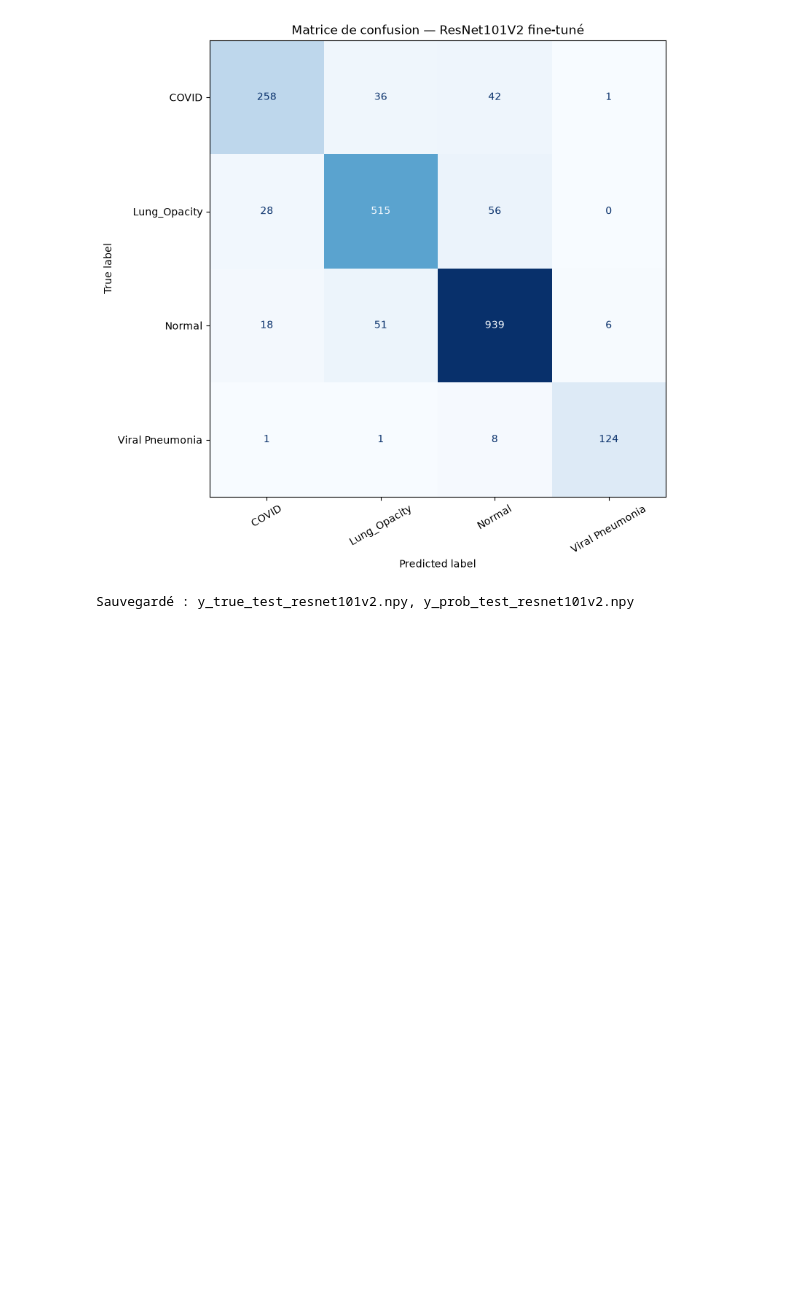
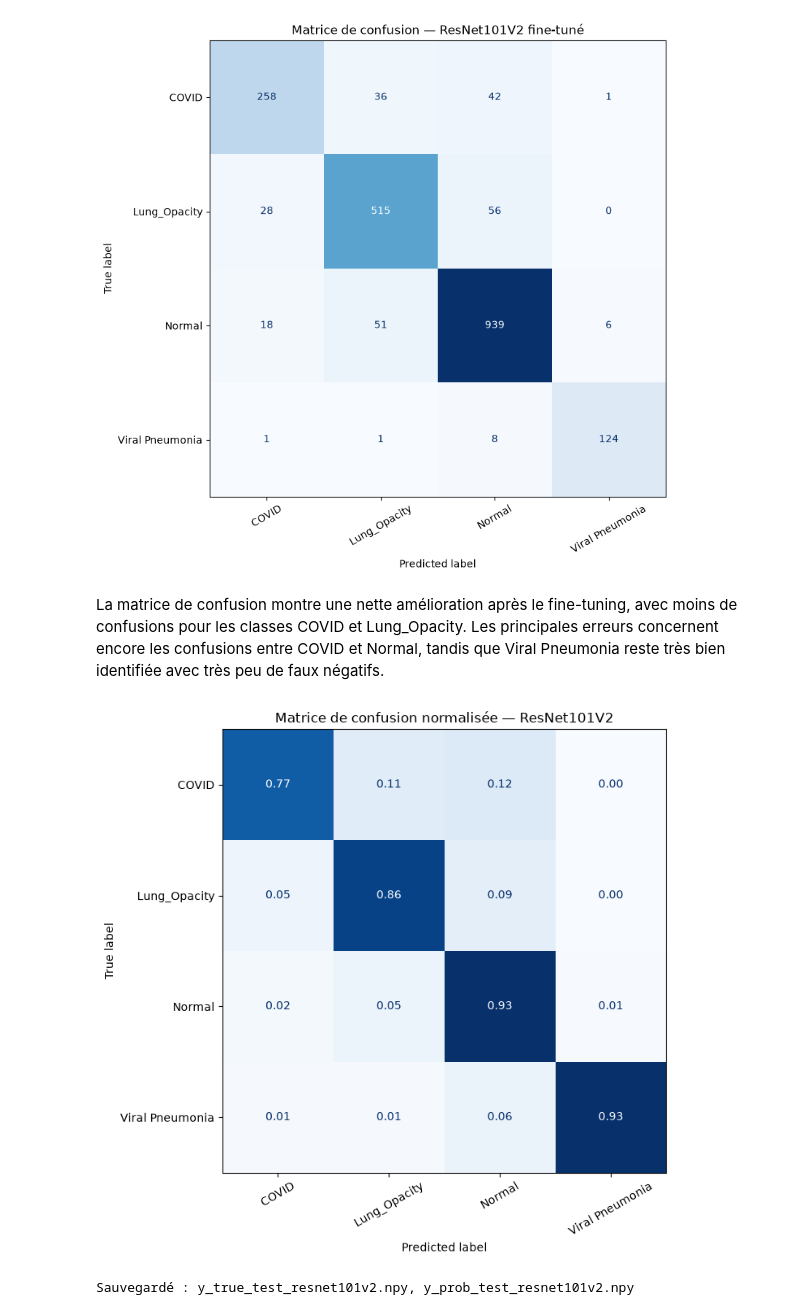
Before and after one commit to cyrilmarat/Liora_Covid, a Jupyter notebook: models/resNet/ResNet101V2.ipynb, the cells around one changed output. Cells and saved outputs as stored; diff of their text form; code cells hidden in the pictures; blank space fills up the shorter version.

```diff
--- a/models/resNet/ResNet101V2.ipynb
+++ b/models/resNet/ResNet101V2.ipynb
@@ -2093,6 +2105,49 @@ plt.tight_layout()
 plt.show()
 # %% [output]
 [figure]
+# %% [markdown]
+La matrice de confusion montre une nette amélioration après le fine-tuning, avec moins de confusions pour les classes COVID et Lung_Opacity. Les principales erreurs concernent encore les confusions entre COVID et Normal, tandis que Viral Pneumonia reste très bien identifiée avec très peu de faux négatifs.
+# %%
+import numpy as np
+import matplotlib.pyplot as plt
+from sklearn.metrics import confusion_matrix, ConfusionMatrixDisplay
+
+y_true = np.load("predictions/y_true_test_resnet101v2.npy")
+y_prob = np.load("predictions/y_prob_test_resnet101v2.npy")
+
+# Classes prédites
+y_pred = np.argmax(y_prob, axis=1)
+
+# Noms des classes
+class_names = ["COVID", "Lung_Opacity", "Normal", "Viral Pneumonia"]
+
+cm = confusion_matrix(
+    y_true,
+    y_pred,
+    normalize="true"   # normalisation par classe réelle
+)
+
+# Affichage
+fig, ax = plt.subplots(figsize=(8, 7))
+
+disp = ConfusionMatrixDisplay(
+    confusion_matrix=cm,
+    display_labels=class_names
+)
+
+disp.plot(
+    cmap="Blues",
+    values_format=".2f",
+    ax=ax,
+    colorbar=False
+)
+
+plt.title("Matrice de confusion normalisée — ResNet101V2")
+plt.xticks(rotation=30)
+plt.tight_layout()
+plt.show()
+# %% [output]
+[figure, added]
 # %%
 os.makedirs("predictions", exist_ok=True)
 np.save("predictions/y_true_test_resnet101v2.npy", y_true_phase2)
```
Also changed, not shown: parts of 9 cells of this notebook, 5 other files.
